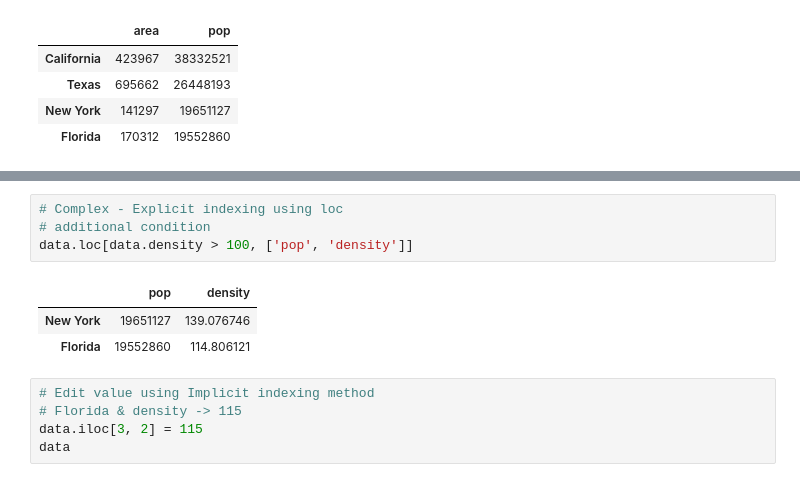
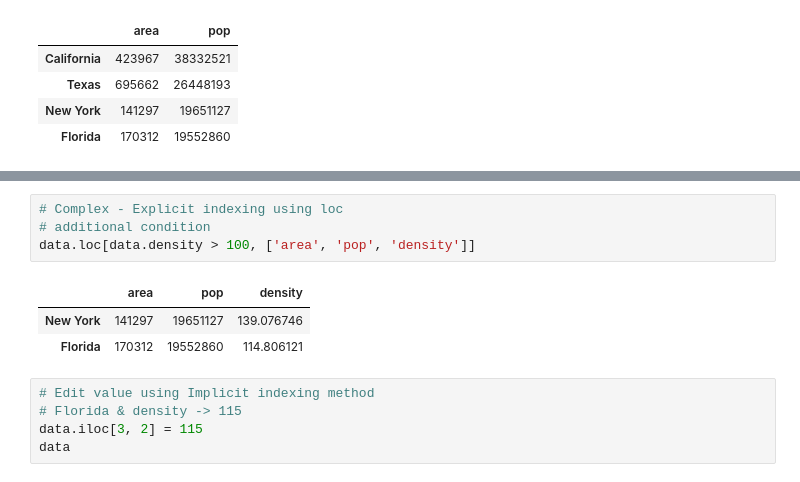
Before and after one commit to muzaffarizamuddin/Data-Science-Project, a Jupyter notebook: P166246_Week7_DataManipulation_Pandas_20251122_ORI.ipynb, the cells around one changed output, grey strips where cells are left out. Cells and saved outputs as stored; diff of their text form.

```diff
--- a/P166246_Week7_DataManipulation_Pandas_20251122_ORI.ipynb
+++ b/P166246_Week7_DataManipulation_Pandas_20251122_ORI.ipynb
@@ -594,11 +618,11 @@ data.loc[:'Florida', :'pop']
 # %%
 # Complex - Explicit indexing using loc
 # additional condition
-data.loc[data.density > 100, ['pop', 'density']]
+data.loc[data.density > 100, ['area', 'pop', 'density']]
 # %% [output]
-|  | pop | density |
-| New York | 19651127 | 139.076746 |
-| Florida | 19552860 | 114.806121 |
+|  | area | pop | density |
+| New York | 141297 | 19651127 | 139.076746 |
+| Florida | 170312 | 19552860 | 114.806121 |
 # %%
 # Edit value using Implicit indexing method
 # Florida & density -> 115
```
Also changed, not shown: parts of 25 cells of this notebook.
